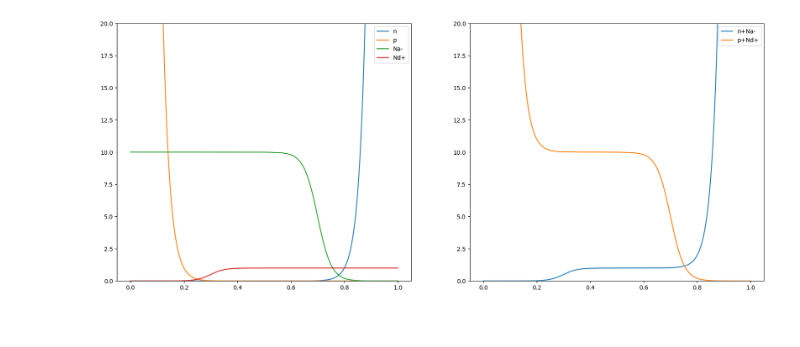
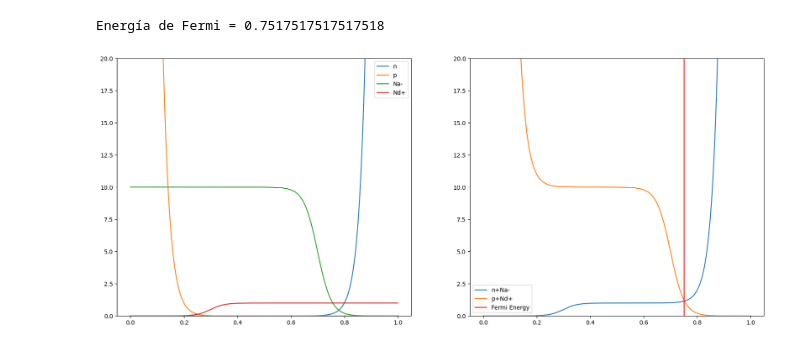
Before and after one commit to agustinsilva447/Fisica-de-los-Semiconductores, a Jupyter notebook: 7_extrinsic_equilibrium.ipynb, the cells around one changed output. Saved outputs shown, nothing was run; the diff lists cells and outputs as text; code cells hidden in the pictures.

```diff
--- a/7_extrinsic_equilibrium.ipynb
+++ b/7_extrinsic_equilibrium.ipynb
@@ -23,18 +23,23 @@ p = p0 * np.e ** ((Ev - Ef)/(k*T))
 nd = Nd / (1 + np.e**((Ef - Ed)/(k*T)))
 na = Na / (1 + np.e**((Ea - Ef)/(k*T)))
 # %%
+idx = np.argwhere(np.diff(np.sign(n+na-p-nd))).flatten()
+print("Energía de Fermi =", Ef[idx][0])
+
 fig0, axs = plt.subplots(1,2,figsize=(20,8))
 g = 20
 axs[0].plot(Ef,n,label = "n")
 axs[0].plot(Ef,p,label = "p")
 axs[0].plot(Ef,nd,label = "Na-")
 axs[0].plot(Ef,na,label = "Nd+")
 axs[1].plot(Ef,n+na, label = "n+Na-")
 axs[1].plot(Ef,p+nd, label = "p+Nd+")
+axs[1].axvline(x = Ef[idx][0], color = 'r', label = 'Fermi Energy')
 axs[0].legend()
 axs[1].legend()
 axs[0].set_ylim(0,g)
 axs[1].set_ylim(0,g)
 plt.show()
 # %% [output]
+Energía de Fermi = 0.7517517517517518
-[figure, old version]
+[figure, new version]
```
Also changed, not shown: parts of 3 cells of this notebook.
